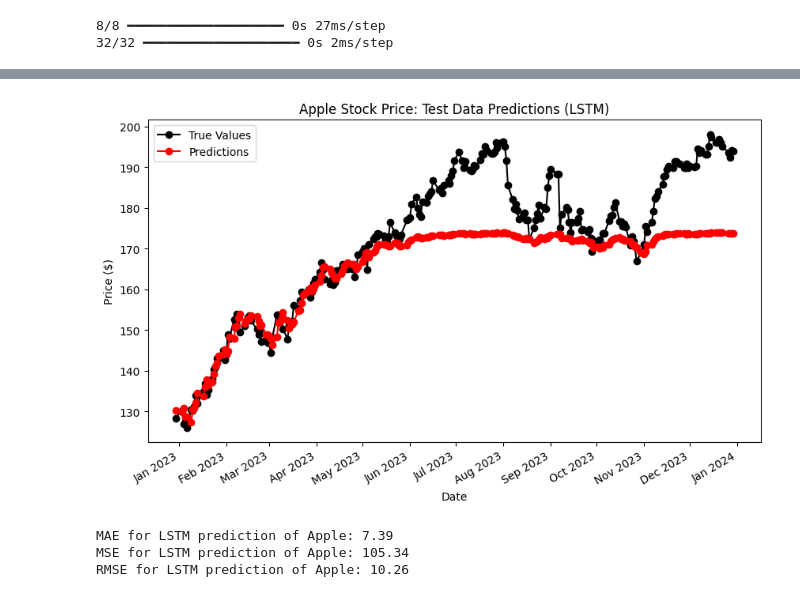
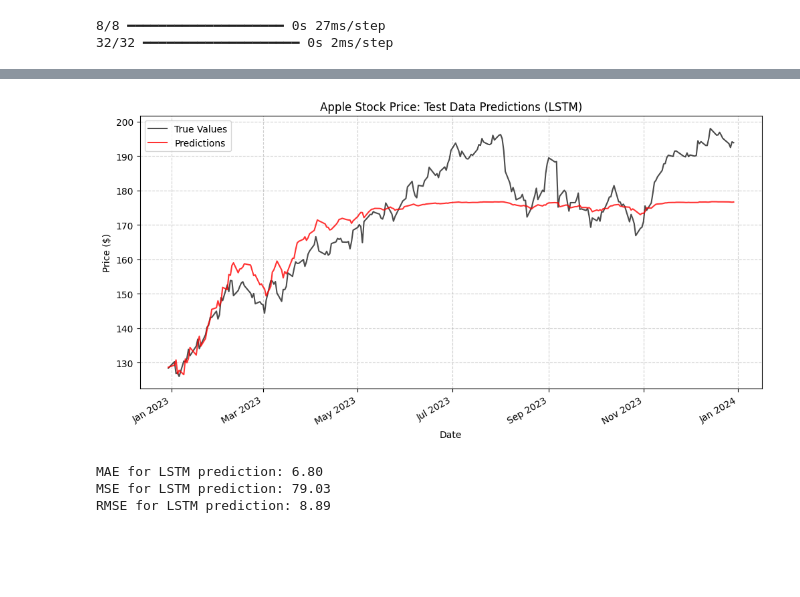
Before and after one commit to hongdaoyang512-bit/Stock_Analysis, a Jupyter notebook: Stock_Market_Prediction(3).ipynb, the cells around one changed output, grey strips where cells are left out. Cells and saved outputs as stored; diff of their text form; code cells hidden in the pictures; blank space fills up the shorter version.

```diff
--- a/Stock_Market_Prediction(3).ipynb
+++ b/Stock_Market_Prediction(3).ipynb
@@ -162,5 +181,5 @@ plt.show()
 # %%
 #training and testing data split
 from sklearn.model_selection import train_test_split
-X_train, X_test, y_train,y_test = train_test_split(apple_data['Date'],apple_data['Open'], test_size=0.2, random_state=42) # 80% train, 20% test
+X_train, X_test, y_train,y_test = train_test_split(apple_data[app_features],apple_data['Open'], test_size=0.2, random_state=42) # 80% train, 20% test
 # %%
@@ -211,9 +244,13 @@ Root Mean Squared Error (RMSE): 17.028055981698373
 # %%
 #ARIMA
 from statsmodels.tsa.arima.model import ARIMA
+import matplotlib.pyplot as plt
+import pandas as pd
 
-apple_data['Date'] = pd.to_datetime(apple_data['Date'])
-apple_data_arima = apple_data.set_index('Date').sort_index()
+# Correctly convert the 'Date' column to datetime and set as index
+apple_data_arima = apple_data.copy()
+apple_data_arima['Date'] = pd.to_datetime(apple_data_arima['Date'])
+apple_data_arima = apple_data_arima.set_index('Date').sort_index()
 
 # Split the data chronologically for ARIMA (80% train, 20% test)
 train_size_arima = int(len(apple_data_arima) * 0.8)
@@ -224,14 +261,12 @@ test_arima = apple_data_arima['Open'].iloc[train_size_arima:]
 test_dates_arima = apple_data_arima.index[train_size_arima:]
 
 # Initialize and fit the ARIMA model on the training data
-# The endog variable for ARIMA should be the time series itself (Open prices)
 ArimaModel = ARIMA(train_arima, order=(5,1,0))
 Arima_fit = ArimaModel.fit()
 
 # Predict on the test set
-# The start and end arguments should refer to the index of the original combined series
-Arima_pred = Arima_fit.predict(start=len(train_arima), end=len(apple_data_arima)-1, typ='levels')
-# Ensure predictions have the same index as the test data for plotting and evaluation
+# We use the length of the sets to define the range
+Arima_pred = Arima_fit.predict(start=len(train_arima), end=len(apple_data_arima)-1)
 Arima_pred.index = test_dates_arima
 
 # Plotting
@@ -246,8 +281,7 @@ plt.legend()
 plt.grid(True)
 plt.show()
 
-# Model evaluation using the test set
-# Assuming mae, mse, rmse functions are defined globally from previous cells.
+# Model evaluation
 mae_arima = mae(test_arima, Arima_pred)
 mse_arima = mse(test_arima, Arima_pred)
 rmse_arima = rmse(test_arima, Arima_pred)
@@ -328,40 +362,49 @@ def plot_predictions(pred, y_true, label, period):
     period = pd.to_datetime(period)
 
     # Plotting
-    plt.figure(figsize=(10, 6))
-    plt.plot(period, y_true, label='True Values', marker='o', color='black')
-    plt.plot(period, pred, label='Predictions', marker='o', color='red')
+    plt.figure(figsize=(12, 6))
+    plt.plot(period, y_true, label='True Values', color='black', alpha=0.7)
+    plt.plot(period, pred, label='Predictions', color='red', alpha=0.8)
     plt.xlabel('Date')
     plt.ylabel('Price ($)')
     plt.title(f'Apple Stock Price: {label} Predictions (LSTM)')
     plt.legend()
-    plt.gca().xaxis.set_major_locator(MonthLocator())
+    plt.gca().xaxis.set_major_locator(MonthLocator(interval=2))
     plt.gca().xaxis.set_major_formatter(DateFormatter('%b %Y'))
     plt.gcf().autofmt_xdate()
+    plt.grid(True, linestyle='--', alpha=0.6)
     plt.show()
 
 # LSTM Data Preparation, Prediction, and Plotting
 # Perform a chronological train-test split for the LSTM data
-train_size_lstm = int(len(X_lstm) * 0.8) # 80% for training, 20% for testing
+train_size_lstm = int(len(X_lstm) * 0.8)
 X_train_lstm, X_test_lstm = X_lstm[:train_size_lstm], X_lstm[train_size_lstm:]
 y_train_lstm, y_test_lstm = y_lstm[:train_size_lstm], y_lstm[train_size_lstm:]
+
+# Ensure X_test_lstm is a float32 numpy array to avoid 'unknown rank' errors
+X_test_lstm = np.array(X_test_lstm).astype('float32')
 
 # Generate LSTM predictions for the test set
 lstm_test_pred = model.predict(X_test_lstm)
 
-# Get the corresponding dates for the y_test_lstm actual values
-dates_for_lstm_plots = pd.to_datetime(apple_data['Date'].iloc[WINDOW_SIZE:]).reset_index(drop=True)
-test_dates_lstm = dates_for_lstm_plots.iloc[train_size_lstm:]
+# Get the corresponding dates for the test set
+# We align the dates by skipping the first WINDOW_SIZE days
+dates_for_lstm_plots = pd.to_datetime(apple_data['Date'].iloc[WINDOW_SIZE:]).values
+test_dates_lstm = dates_for_lstm_plots[train_size_lstm:]
+
+# Flatten predictions to 1D array for plotting and evaluation
+predictions_flattened = lstm_test_pred.flatten()
 
 # Plot the LSTM predictions for the test data
-plot_predictions(lstm_test_pred.flatten(), y_test_lstm, 'Test Data', test_dates_lstm)
+plot_predictions(predictions_flattened, y_test_lstm, 'Test Data', test_dates_lstm)
 
 # Model evaluation for LSTM
-mae_lstm = mae(y_test_lstm, lstm_test_pred.flatten())
-mse_lstm = mse(y_test_lstm, lstm_test_pred.flatten())
-rmse_lstm = rmse(y_test_lstm, lstm_test_pred.flatten())
+# Using the globally defined mae, mse, rmse functions
+mae_lstm = mae(y_test_lstm, predictions_flattened)
+mse_lstm = mse(y_test_lstm, predictions_flattened)
+rmse_lstm = rmse(y_test_lstm, predictions_flattened)
 
-print(f"MAE for LSTM prediction of Apple: {mae_lstm:.2f}")
-print(f"MSE for LSTM prediction of Apple: {mse_lstm:.2f}")
-print(f"RMSE for LSTM prediction of Apple: {rmse_lstm:.2f}")
+print(f"MAE for LSTM prediction: {mae_lstm:.2f}")
+print(f"MSE for LSTM prediction: {mse_lstm:.2f}")
+print(f"RMSE for LSTM prediction: {rmse_lstm:.2f}")
 # %% [output]
@@ -369,4 +412,4 @@ print(f"RMSE for LSTM prediction of Apple: {rmse_lstm:.2f}")
-[figure, old version]
+[figure, new version]
-MAE for LSTM prediction of Apple: 7.39
-MSE for LSTM prediction of Apple: 105.34
-RMSE for LSTM prediction of Apple: 10.26
+MAE for LSTM prediction: 6.80
+MSE for LSTM prediction: 79.03
+RMSE for LSTM prediction: 8.89
```
Also changed, not shown: parts of 5 cells of this notebook.
